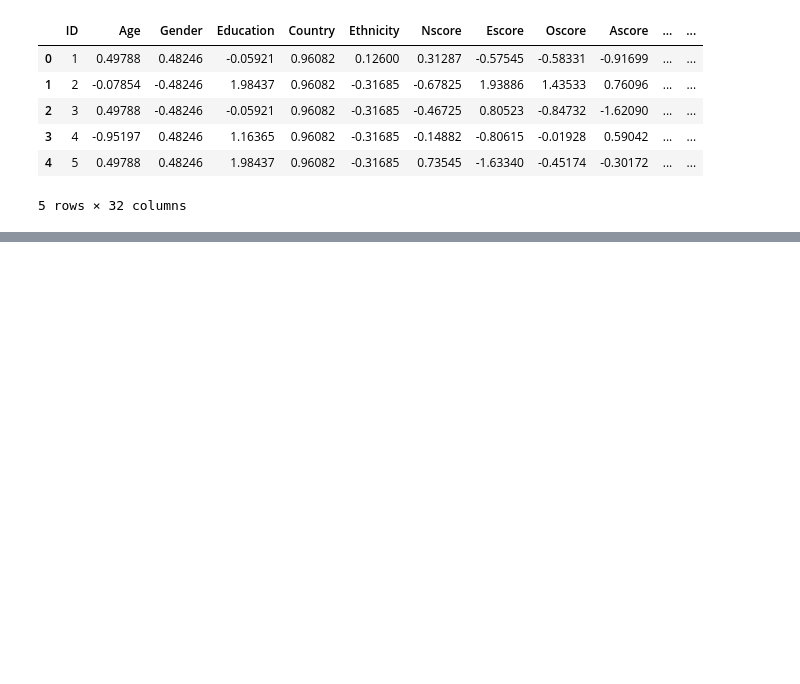
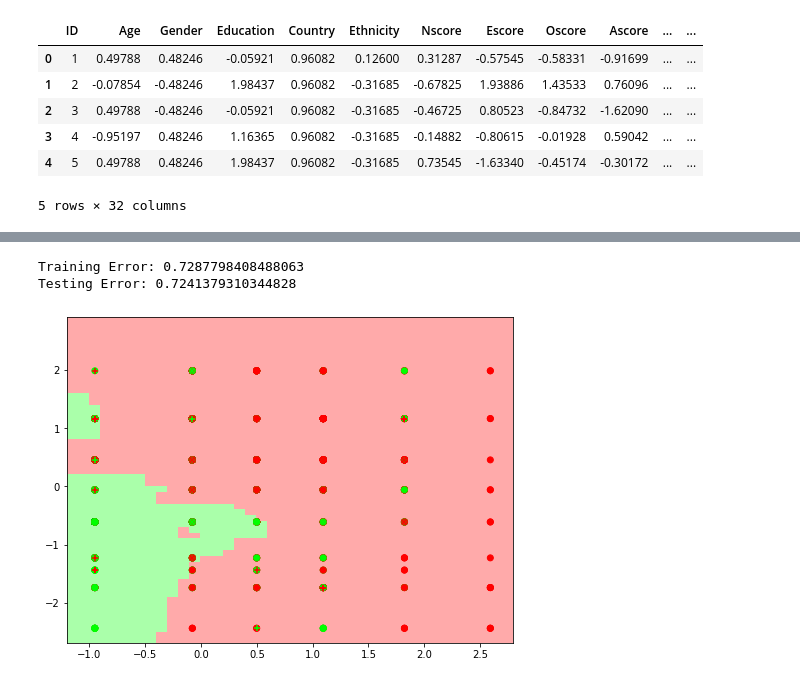
Before and after one commit to JeremyT99/STAT-411-Group-Project, a Jupyter notebook: Group project 10 22 19.ipynb, the cells around one changed output, grey strips where cells are left out. Drawn from its saved outputs; the diff is of its cells as text; code cells hidden in the pictures; blank space fills up the shorter version.

```diff
--- a/Group project 10 22 19.ipynb
+++ b/Group project 10 22 19.ipynb
@@ -63,0 +81,48 @@ druguser.Coke = druguser.Coke.map(names)
+# %%
+X = np.array(druguser[['Age','Education']])
+y = np.array(druguser[['Cannabis']]).reshape(-1)
+
+n = X.shape[0]
+test = int(0.20*n)            # We will use a test set made up of 20% of the data from our sample
+perm = rn.permutation(n)
+X = X[perm]
+y = y[perm]
+X_test = X[:test]       # Then create the test
+y_test = y[:test]
+X_train = X[test:]     # and train sets
+y_train = y[test:]
+
+
+clf = KNeighborsClassifier(n_neighbors=100) # Define the model
+clf.fit(X_train, y_train); # Train the model
+# %%
+def plot_cat_model(clf, X_train, y_train, X_test, y_test):
+
+    h = 0.1 # Mesh size
+    # Plot the decision boundary. For that, we will assign a color to each
+    # point in the mesh [x_min, m_max]x[y_min, y_max].
+    x_min, x_max = X_train[:, 0].min() - 0.25, X_train[:, 0].max() + 0.25
+    y_min, y_max = X_train[:, 1].min() - 0.25, 3
+    xx, yy = np.meshgrid(np.arange(x_min, x_max, h),
+        np.arange(y_min, y_max, h))
+    Z = clf.predict(np.c_[xx.ravel(), yy.ravel()])
+
+    # Put the result into a color plot
+    Z = Z.reshape(xx.shape)
+
+    plt.figure(figsize=(8, 6))
+    cmap_light = pltco.ListedColormap(['#FFAAAA', '#AAFFAA'])
+    cmap_bold = pltco.ListedColormap(['#FF0000', '#00FF00'])
+    plt.pcolormesh(xx, yy, Z, cmap=cmap_light);
+
+    plt.scatter(X_train[:, 0], X_train[:, 1], c=y_train, cmap=cmap_bold,marker='o')
+    plt.scatter(X_test[:, 0], X_test[:, 1], c=y_test, cmap=cmap_bold, marker='+');
+
+    print('Training Error: {}'.format(clf.score(X_train, y_train)))
+    print('Testing Error: {}'.format(clf.score(X_test, y_test)))
+# %%
+plot_cat_model(clf, X_train, y_train, X_test, y_test)
+# %% [output]
+Training Error: 0.7287798408488063
+Testing Error: 0.7241379310344828
+[figure, added]
```
Also changed, not shown: parts of 30 cells of this notebook.
